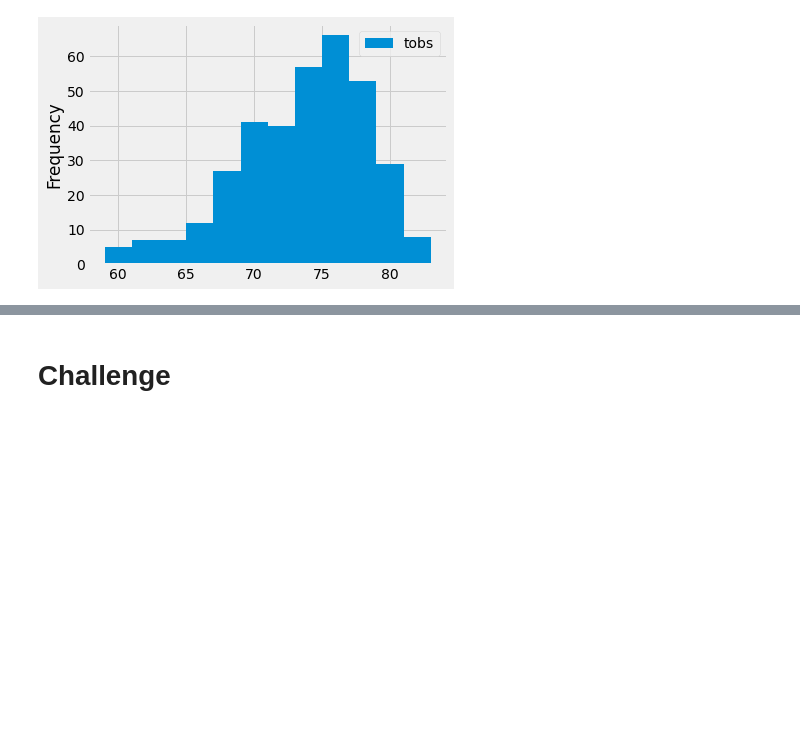
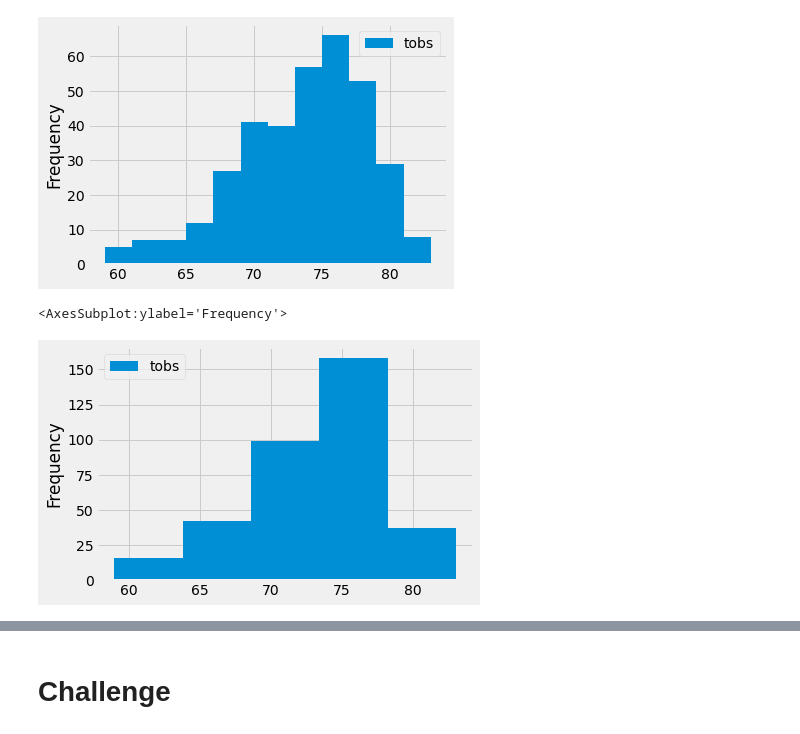
Before and after one commit to NShan9297/surfs_up, a Jupyter notebook: climate_analysis.ipynb, the cells around one changed output, grey strips where cells are left out. Saved outputs shown, nothing was run; the diff lists cells and outputs as text; code cells hidden in the pictures; blank space fills up the shorter version.

```diff
--- a/climate_analysis.ipynb
+++ b/climate_analysis.ipynb
@@ -206,3 +208,9 @@ df.plot.hist(bins=12)
 plt.tight_layout()
 # %% [output]
 [figure]
+# %%
+# skilldrill 5
+df.plot.hist(bins=5)
+# %% [output]
+<AxesSubplot:ylabel='Frequency'>
+[figure, added]
```
Also changed, not shown: parts of 5 cells of this notebook, 1 other file.
